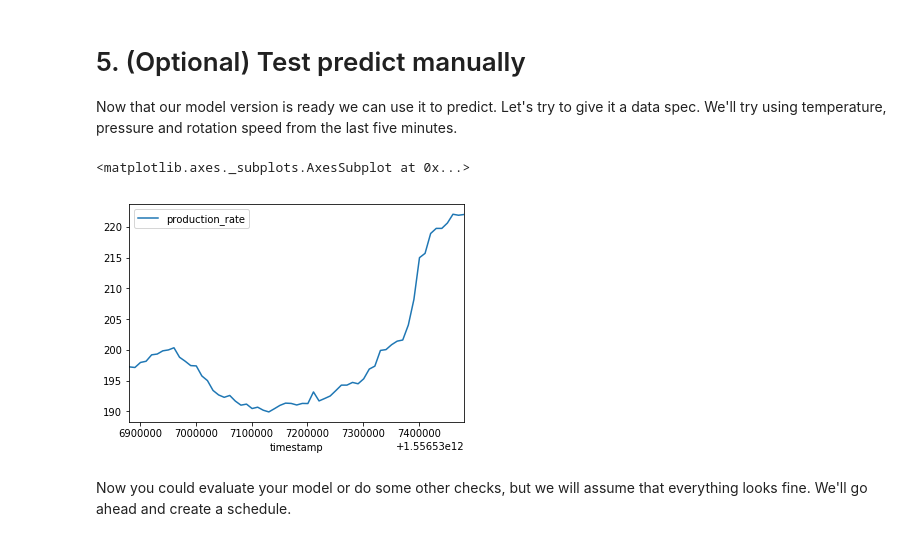
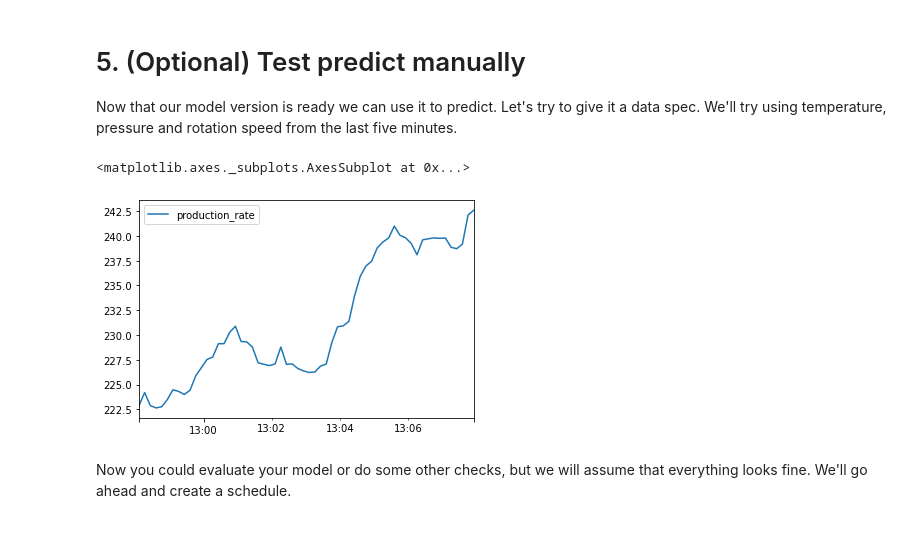
Before and after one commit to cognitedata/cognite-python-docs, a Jupyter notebook: examples/model_hosting/scheduled_model/ScheduledPrediction.ipynb, the cells around one changed output. Cells and saved outputs as stored; diff of their text form; code cells hidden in the pictures.

Commit message:
Update scheduled_model

```diff
--- a/examples/model_hosting/scheduled_model/ScheduledPrediction.ipynb
+++ b/examples/model_hosting/scheduled_model/ScheduledPrediction.ipynb
@@ -31,11 +31,11 @@ Since this is an imaginary equipment, we will have to create some fake training
 Run the script `generate_equipment_data.py` and paste the output into the following variable:
 # %%
 ts_ids = {
-    'predicted_prod_rate': 8780627272650698,
-    'pressure': 4201129297757589,
-    'production_rate': 4206813652594931,
-    'rpm': 2039165203736154,
-    'temp': 6707999050970089
+    'predicted_prod_rate': 6514100169226141,
+    'pressure': 5337978820850062,
+    'production_rate': 8031688873823130,
+    'rpm': 6219610002944799,
+    'temp': 1014968819786991
 }
 # %% [markdown]
 The first four time series are populated with sensor values, while the last one (predicted_production_rate) is a new time series we have created for the purpose of filling it with values from our model.
@@ -128,7 +128,7 @@ source_package_id = mlh.source_packages.build_and_upload_source_package(
 A model in Model Hosting is an abstract resource that can consist of any number of model versions.
 So before we create and train a specific model version, we need to have a model that will act as a parent container. You can read more about this in the docs.
 # %%
-model_id = mlh.models.create_model(
+model_name = mlh.models.create_model(
     name="tutorial-model",
     input_fields=[
         {"name": "temp", "type": "TIME_SERIES"},
@@ -138,7 +138,7 @@ model_id = mlh.models.create_model(
     output_fields=[{"name": "production_rate", "type": "TIME_SERIES"}],
     description="Some description", # Optional
     metadata={"interesting-metadata": "anything"}, # Optional
-).id
+).name
 # %% [markdown]
 Notice that we define the names of the input and output of our model.
 This is necessary if want to use the model for scheduled prediction.
@@ -151,14 +151,14 @@ It uses a source package like the one you created earlier and resides under a mo
 
 When we specify the parameter `artifacts_directory`, we will upload all files located in that directory to the environment where your hosted model can access them. In our case, this will be the random forest regressor we just trained.
 # %%
-version_id = mlh.models.deploy_model_version(
-    model_id=model_id,
-    name="tutorial-model-version",
+version_name = mlh.versions.deploy_model_version(
+    model_name=model_name,
+    version_name="tutorial-model-version",
     source_package_id=source_package_id,
     description="Some description", # Optional
     metadata={"interesting-metadata": "anything"}, # Optional
     artifacts_directory="artifacts"
-).id
+).name
 # %% [markdown]
 Now we just have to wait for our model to be trained and deployed.
 We can check the status until its 'READY'. This will take approximately 1-2 minutes as machines for serving your model are being allocated.
@@ -176,8 +176,8 @@ Let's try to give it a data spec.
 We'll try using temperature, pressure and rotation speed from the last five minutes.
 # %%
 predict_response = mlh.models.online_predict(
-    model_id=model_id,
-    version_id=version_id,
+    model_name=model_name,
+    version_name=version_name,
     instances=[
         DataSpec(
             time_series={
@@ -206,10 +206,10 @@ predict_response = mlh.models.online_predict(
 )
 # %%
 df = ScheduleOutput(predict_response[0]).get_dataframe("production_rate")
-df.plot(x="timestamp")
+df.plot()
 # %% [output]
 <matplotlib.axes._subplots.AxesSubplot at 0x...>
-[figure, old version]
+[figure, new version]
 # %% [markdown]
 Now you could evaluate your model or do some other checks, but we will assume that everything looks fine.
 We'll go ahead and create a schedule.
```
Also changed, not shown: parts of 6 cells of this notebook, 3 other files.
